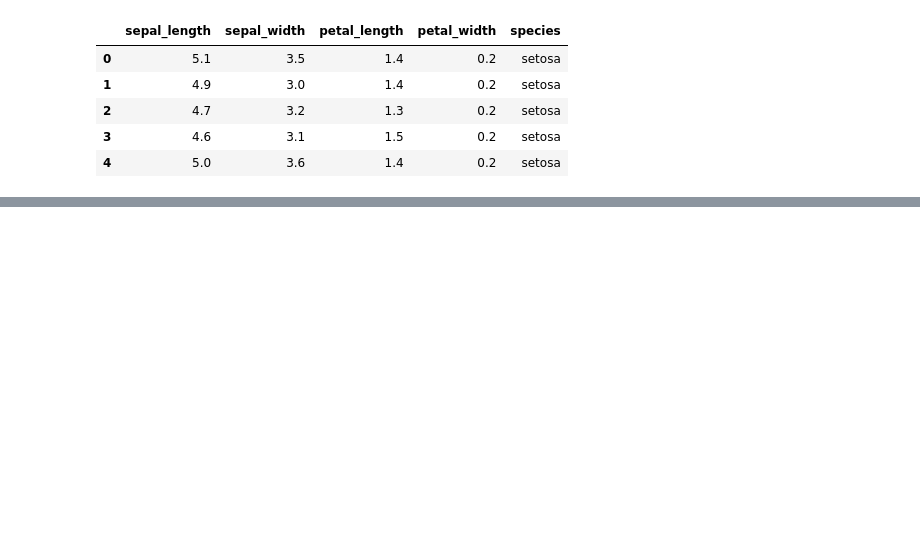
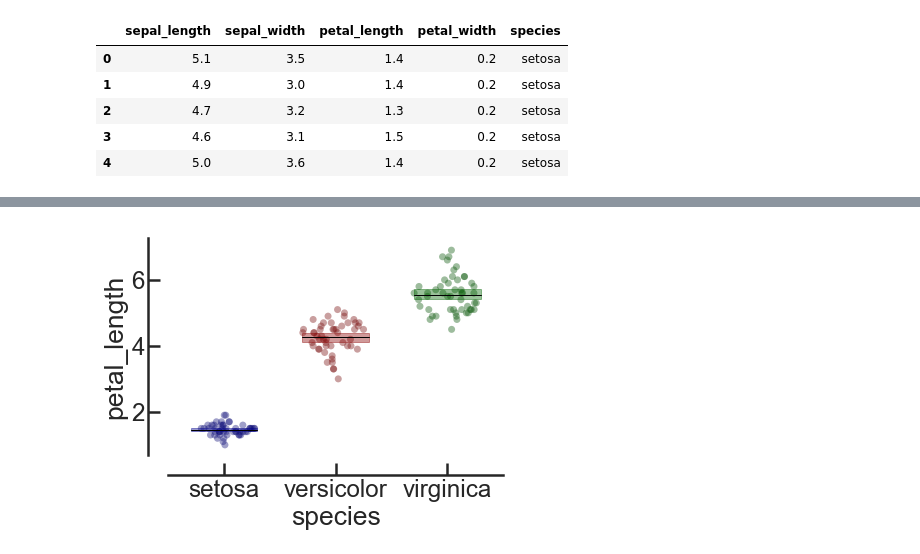
Before and after one commit to davidbestue/funciones, a Jupyter notebook: tutorial_linares_plot.ipynb, the cells around one changed output, grey strips where cells are left out. Saved outputs shown, nothing was run; the diff lists cells and outputs as text; code cells hidden in the pictures; blank space fills up the shorter version.

```diff
--- a/tutorial_linares_plot.ipynb
+++ b/tutorial_linares_plot.ipynb
@@ -63,0 +72,11 @@ iris.head()
+# %%
+#### Change pointsize
+#### FILL BOX
+
+linares_plot(x='species', y='petal_length', df=iris,
+             palette=['darkblue', 'darkred', 'darkgreen'],
+             order=iris.species.unique(),
+             point_size=7,
+             fill_box=True, alpha_box=0.4)
+# %% [output]
+[figure, added]
```
Also changed, not shown: parts of 2 cells of this notebook.
